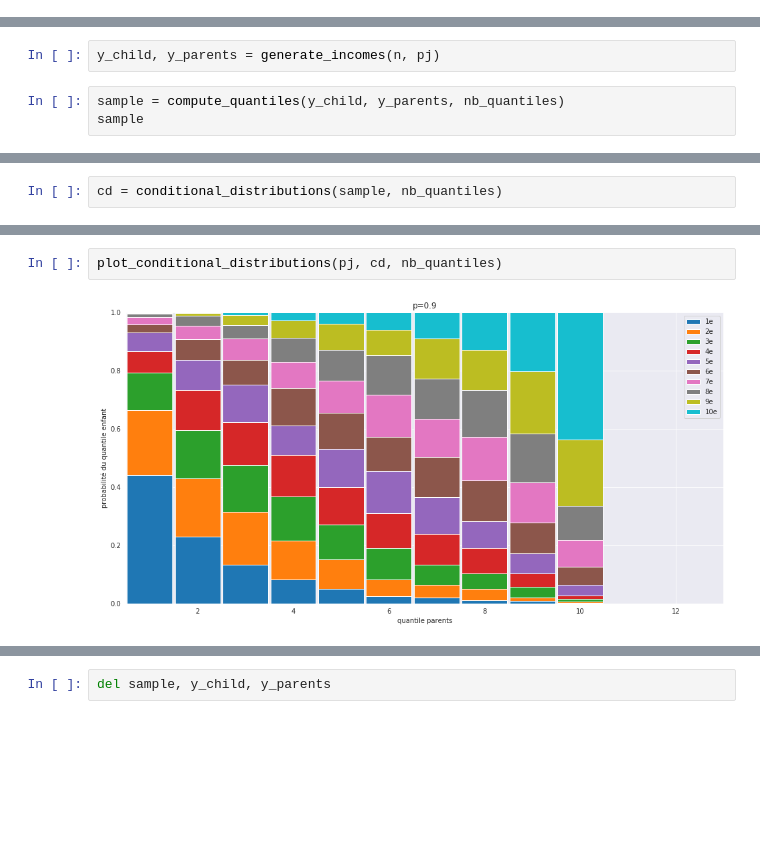
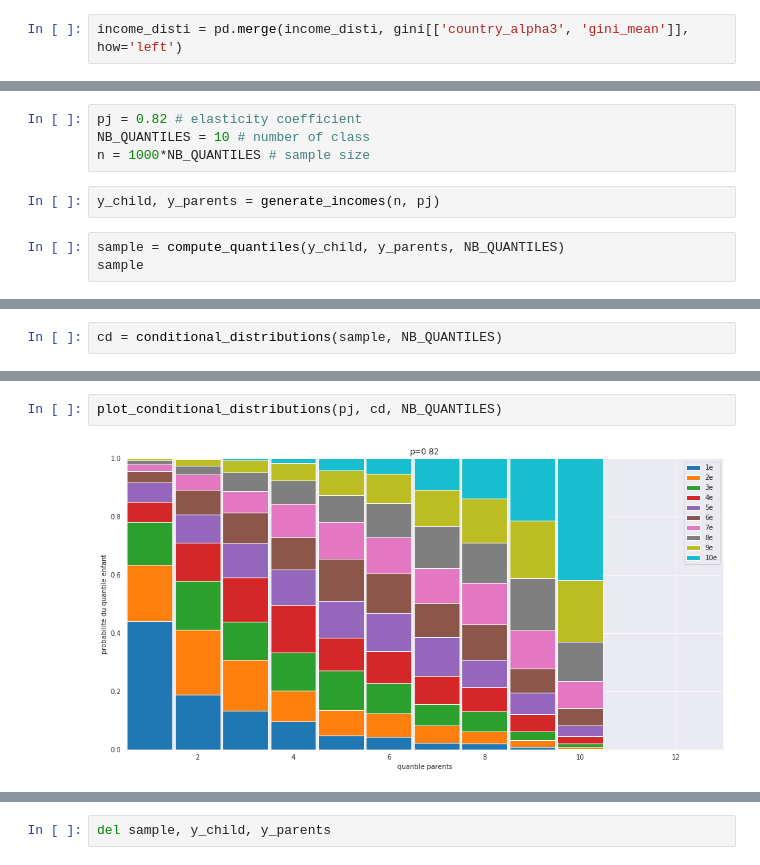
Before and after one commit to Michael-Orange/income_distribution, a Jupyter notebook: P7.ipynb, the cells around one changed output, grey strips where cells are left out. Drawn from its saved outputs; the diff is of its cells as text; blank space fills up the shorter version.

```diff
--- a/P7.ipynb
+++ b/P7.ipynb
@@ -374,3 +388,5 @@ gini['gini_mean'] = gini.iloc[:,2:].mean(axis=1).round(1)
+# %%
+income_disti = pd.merge(income_disti, gini[['country_alpha3', 'gini_mean']], how='left')
 # %% [markdown]
 <h2>Mission 2</h2><a id='mission 2'></a>
 # %% [markdown]
@@ -866,7 +911,11 @@ n = 1000*nb_quantiles # taille de l'échantillon
+# %%
+pj = 0.82 # elasticity coefficient
+NB_QUANTILES = 10 # number of class
+n = 1000*NB_QUANTILES # sample size
 # %%
 y_child, y_parents = generate_incomes(n, pj)
 # %%
-sample = compute_quantiles(y_child, y_parents, nb_quantiles)
+sample = compute_quantiles(y_child, y_parents, NB_QUANTILES)
 sample
 # %% [output]
 |  | y_child | y_parents | c_i_child | c_i_parent |
@@ -884,4 +933,4 @@ sample
 10000 rows × 4 columns
 # %%
-cd = conditional_distributions(sample, nb_quantiles)
+cd = conditional_distributions(sample, NB_QUANTILES)
 # %%
@@ -903,4 +951,4 @@ pd.DataFrame(cd)
 # %%
-plot_conditional_distributions(pj, cd, nb_quantiles)
+plot_conditional_distributions(pj, cd, NB_QUANTILES)
 # %% [output]
-[figure, old version]
+[figure, new version]
```
Also changed, not shown: parts of 53 cells of this notebook, 7 other files.
